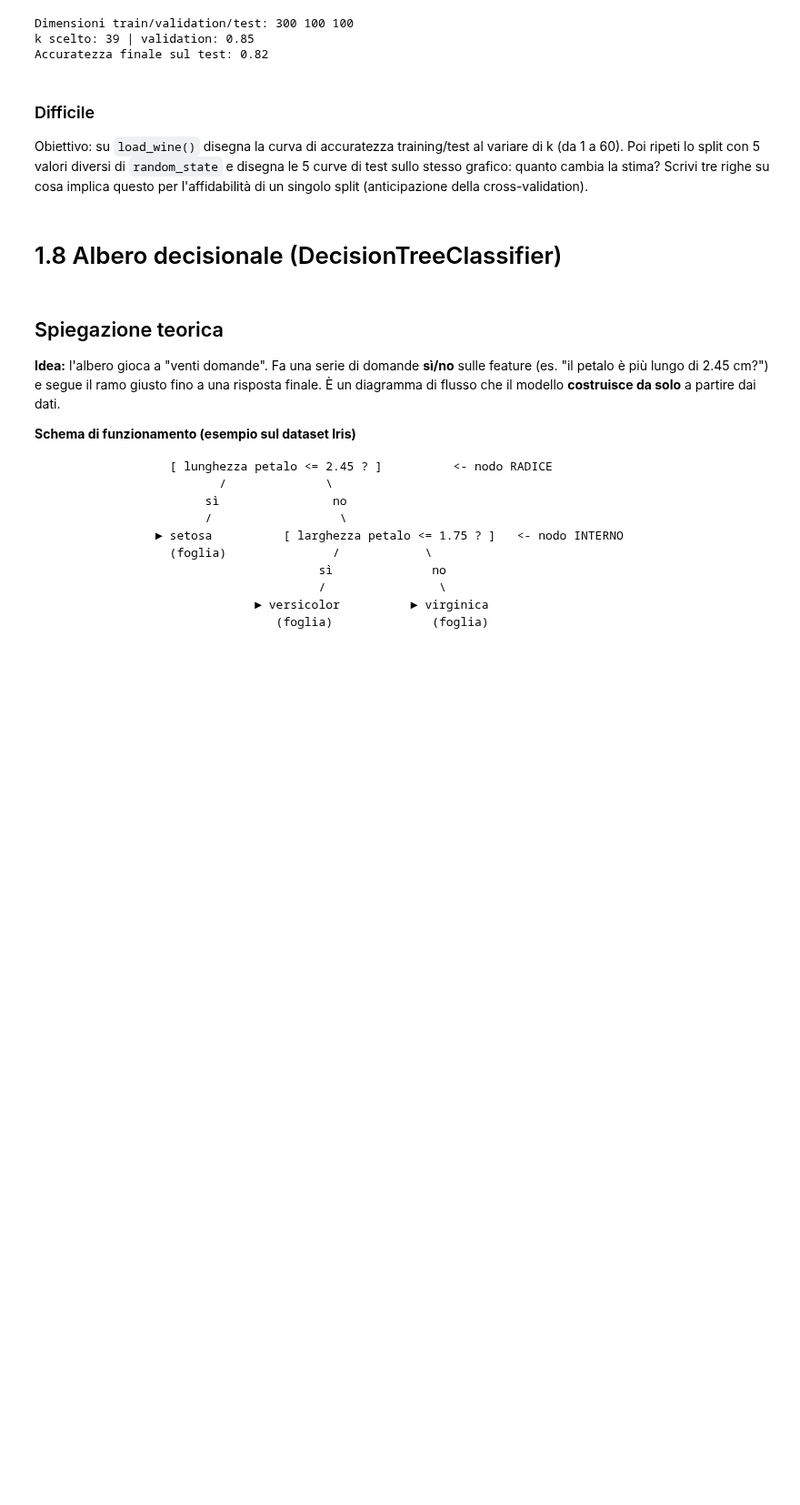
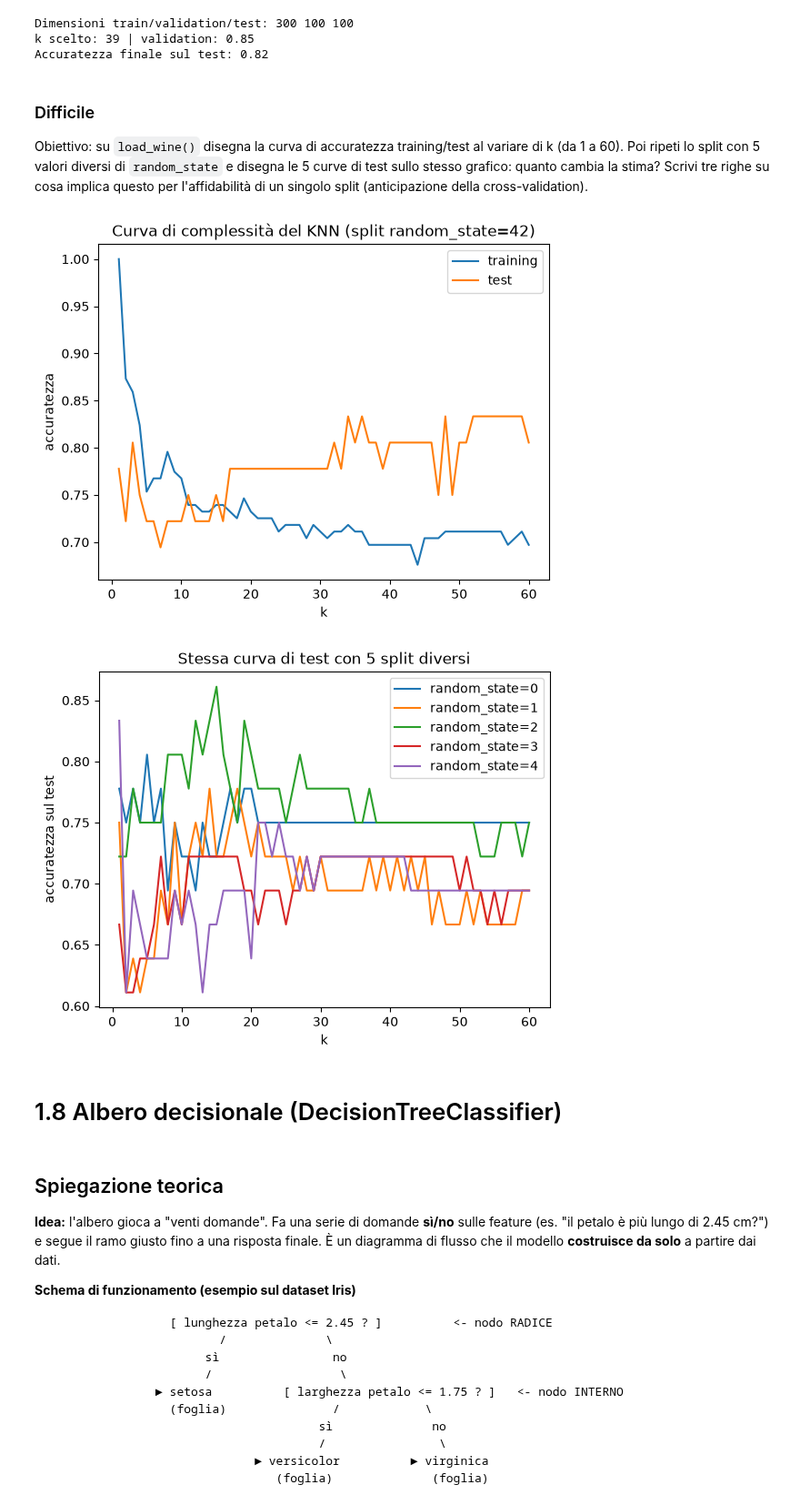
Before and after one commit to MaSTERmIKK/Aula_PythonAi_Ottobre, a Jupyter notebook: CorsoIt/14_Lunedi_26/giorno-1-fondamenti-ml.ipynb, the cells around one changed output. Shown at 91% size. Drawn from its saved outputs; the diff is of its cells as text; code cells hidden in the pictures; blank space fills up the shorter version.

Commit message:
Soluzione esercizio difficile sezione 1.7 giorno 1

```diff
--- a/CorsoIt/14_Lunedi_26/giorno-1-fondamenti-ml.ipynb
+++ b/CorsoIt/14_Lunedi_26/giorno-1-fondamenti-ml.ipynb
@@ -1464,3 +1462,48 @@ Obiettivo: su `load_wine()` disegna la curva di accuratezza training/test al var
+# %%
+import matplotlib.pyplot as plt
+import numpy as np
+from sklearn.datasets import load_wine
+from sklearn.model_selection import train_test_split
+from sklearn.neighbors import KNeighborsClassifier
+
+X, y = load_wine(return_X_y=True)
+valori_k = range(1, 61)
+
+# Curva di training e test per un singolo split
+X_train, X_test, y_train, y_test = train_test_split(X, y, test_size=0.2, random_state=42)
+acc_train, acc_test = [], []
+for k in valori_k:
+    knn = KNeighborsClassifier(n_neighbors=k).fit(X_train, y_train)
+    acc_train.append(knn.score(X_train, y_train))
+    acc_test.append(knn.score(X_test, y_test))
+
+plt.plot(valori_k, acc_train, label="training")
+plt.plot(valori_k, acc_test, label="test")
+plt.xlabel("k")
+plt.ylabel("accuratezza")
+plt.legend(); plt.title("Curva di complessità del KNN (split random_state=42)")
+plt.show()
+
+# Stesse curve di test con 5 split diversi (random_state diversi)
+plt.figure()
+for seed in [0, 1, 2, 3, 4]:
+    X_train, X_test, y_train, y_test = train_test_split(X, y, test_size=0.2, random_state=seed)
+    acc_test = []
+    for k in valori_k:
+        knn = KNeighborsClassifier(n_neighbors=k).fit(X_train, y_train)
+        acc_test.append(knn.score(X_test, y_test))
+    plt.plot(valori_k, acc_test, label=f"random_state={seed}")
+plt.xlabel("k")
+plt.ylabel("accuratezza sul test")
+plt.legend(); plt.title("Stessa curva di test con 5 split diversi")
+plt.show()
+
+# Il massimo sul test cambia da uno split all'altro e la curva si sposta:
+# un singolo split può dare una stima troppo ottimista o pessimista, quindi serve
+# ripetere la valutazione (cross-validation, giorno 4) prima di fidarsi di un numero.
+# %% [output]
+[figure, added]
+[figure, added]
 # %% [markdown]
 # 1.8 Albero decisionale (DecisionTreeClassifier)
 # %% [markdown]
```
Also changed, not shown: parts of 1 cell of this notebook.
